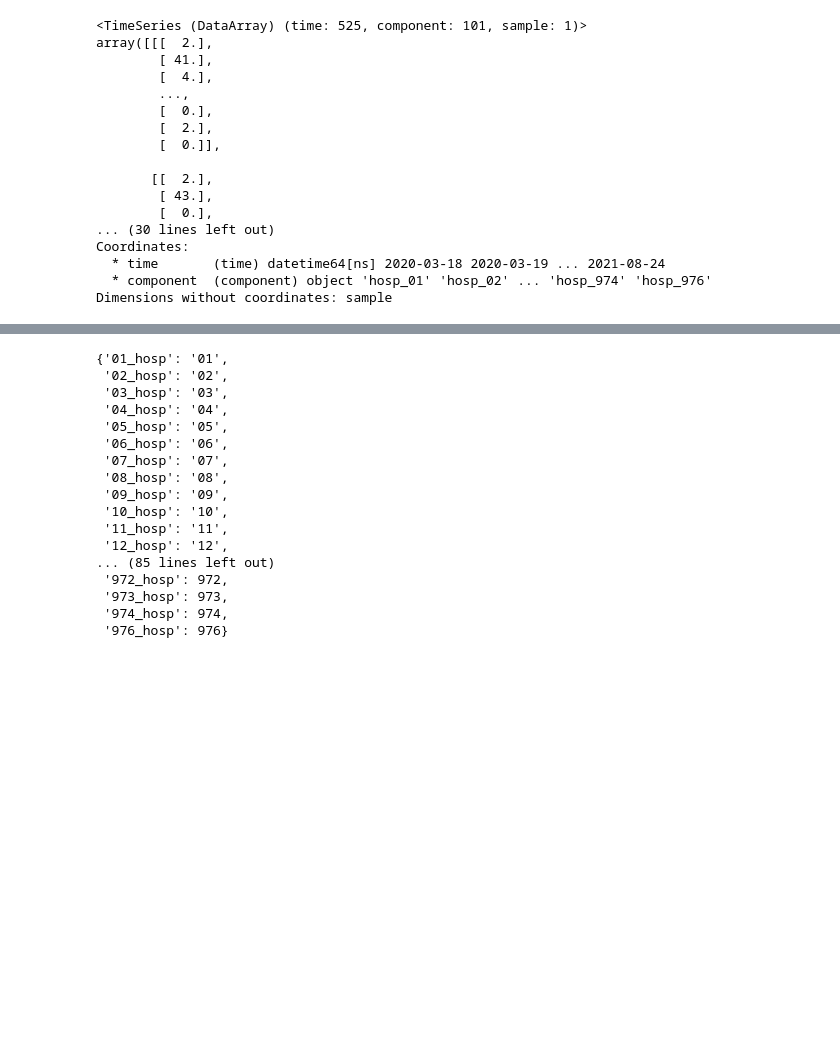
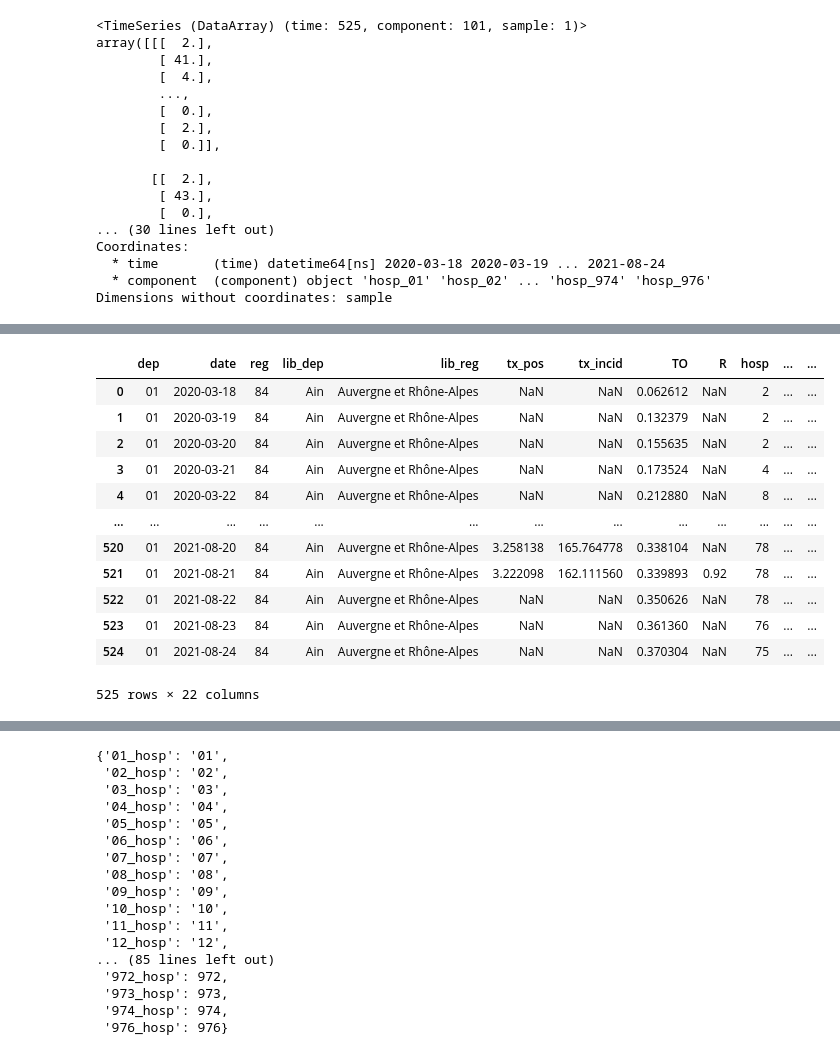
Before and after one commit to limiteinductive/elaine_and_the_gentle_boyz, a Jupyter notebook: notebooks/darts.ipynb, the cells around one changed output, grey strips where cells are left out. Saved outputs shown, nothing was run; the diff lists cells and outputs as text; code cells hidden in the pictures; blank space fills up the shorter version.

```diff
--- a/notebooks/darts.ipynb
+++ b/notebooks/darts.ipynb
@@ -53,0 +80,4 @@ Dimensions without coordinates: sample
+# %%
+categories = itertools.product(*['dep', 'lib_dep'])
+for x in categories:
+    print(str(x))
@@ -53,0 +102,13 @@ Dimensions without coordinates: sample
+# %%
+cat_cols = ['lib_dep']
+value_cols = ['hosp']
+categories = itertools.product(*[df[cat].unique() for cat in cat_cols])
+d = {f'{col}_{"_".join([x for x in cat])}':
+     df.query(' & '.join([f'{cat_name}=="{cat_value}"'
+                            for cat_name, cat_value in zip(cat_cols, [x for x in cat])
+                            ])
+     )[col]
+    for cat in categories
+    for col in value_cols
+}
+pd.DataFrame(d)
@@ -77,0 +149,16 @@ AttributeError: module 'pandas' has no attribute 'to_dataframe'
+# %%
+covid_df.query(' & '.join([f'{cat}=="{value}"' for cat, value in zip(['dep', 'lib_dep'], ['01', 'Ain'])]))
+# %% [output]
+|  | dep | date | reg | lib_dep | lib_reg | tx_pos | tx_incid | TO | R | hosp | ... | ... |
+| 0 | 01 | 2020-03-18 | 84 | Ain | Auvergne et Rhône-Alpes | NaN | NaN | 0.062612 | NaN | 2 | ... | ... |
+| 1 | 01 | 2020-03-19 | 84 | Ain | Auvergne et Rhône-Alpes | NaN | NaN | 0.132379 | NaN | 2 | ... | ... |
+| 2 | 01 | 2020-03-20 | 84 | Ain | Auvergne et Rhône-Alpes | NaN | NaN | 0.155635 | NaN | 2 | ... | ... |
+| 3 | 01 | 2020-03-21 | 84 | Ain | Auvergne et Rhône-Alpes | NaN | NaN | 0.173524 | NaN | 4 | ... | ... |
+| 4 | 01 | 2020-03-22 | 84 | Ain | Auvergne et Rhône-Alpes | NaN | NaN | 0.212880 | NaN | 8 | ... | ... |
+| ... | ... | ... | ... | ... | ... | ... | ... | ... | ... | ... | ... | ... |
+| 520 | 01 | 2021-08-20 | 84 | Ain | Auvergne et Rhône-Alpes | 3.258138 | 165.764778 | 0.338104 | NaN | 78 | ... | ... |
+| 521 | 01 | 2021-08-21 | 84 | Ain | Auvergne et Rhône-Alpes | 3.222098 | 162.111560 | 0.339893 | 0.92 | 78 | ... | ... |
+| 522 | 01 | 2021-08-22 | 84 | Ain | Auvergne et Rhône-Alpes | NaN | NaN | 0.350626 | NaN | 78 | ... | ... |
+| 523 | 01 | 2021-08-23 | 84 | Ain | Auvergne et Rhône-Alpes | NaN | NaN | 0.361360 | NaN | 76 | ... | ... |
+| 524 | 01 | 2021-08-24 | 84 | Ain | Auvergne et Rhône-Alpes | NaN | NaN | 0.370304 | NaN | 75 | ... | ... |
+525 rows × 22 columns
```
Also changed, not shown: parts of 16 cells of this notebook, 1 other file.
